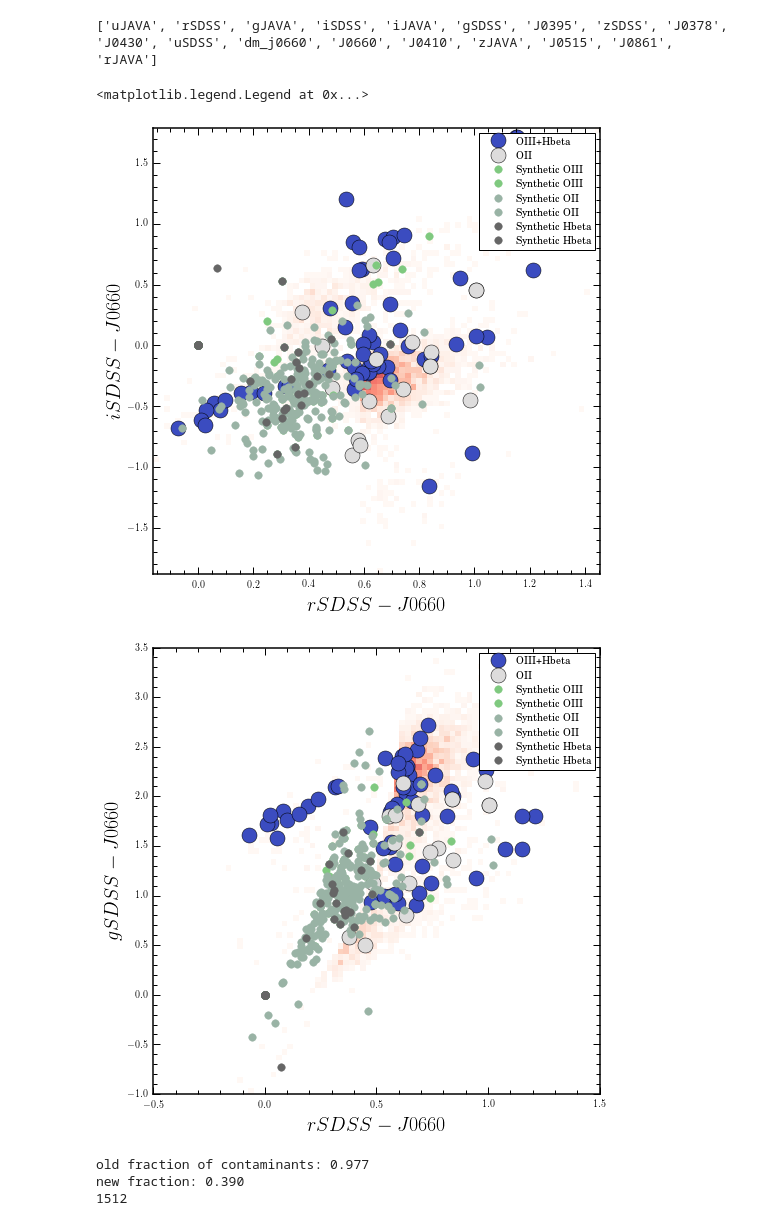
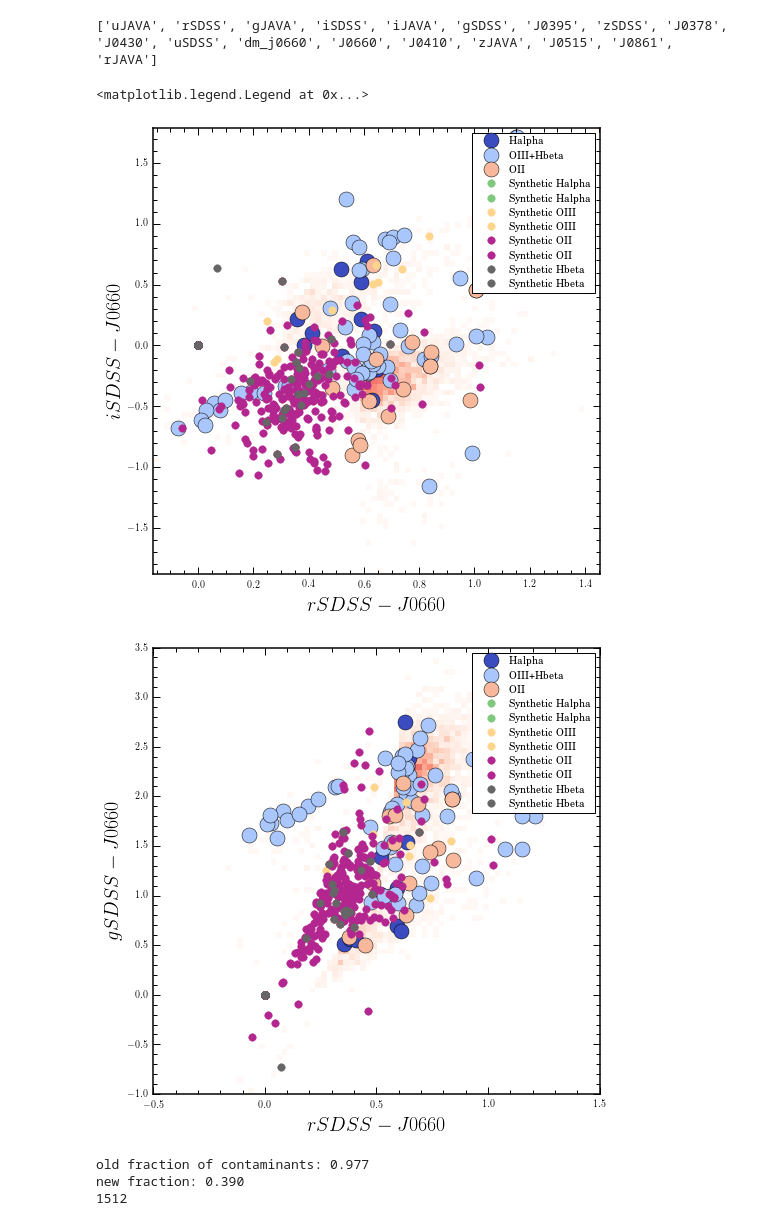
Before and after one commit to aaorsi/ELG_analysis, a Jupyter notebook: learn_ELGz.ipynb, the cells around one changed output. Cells and saved outputs as stored; diff of their text form; code cells hidden in the pictures.

```diff
--- a/learn_ELGz.ipynb
+++ b/learn_ELGz.ipynb
@@ -104,8 +104,10 @@ Number of objects:2397580
 # %%
 # This takes long.
 
+
+
 %matplotlib inline
-suff = 'SDSS'
+suff = 'SDSSxxx'
 gal = gal_jplus
 import matplotlib.gridspec as gsc
 
@@ -253,3 +255,10 @@ if suff == 'SDSS': # check cross-match by comparing rJAVA to rSDSS
     ax.set_xlabel(r'$J0660$',fontsize=15)
     ax.set_ylabel(r'$f({\rm SNR}> 5)$',fontsize=15)
     ax.set_xlim(xr)
+
+
+
+snrfile = 'snr.data'
+snrdata = {'marr': marr, 'frac_sn':frac_sn,'alltiles':alltiles}
+with open(snrfile,'wb') as outfile:
+        pickle.dump(snrdata,outfile,protocol=pickle.HIGHEST_PROTOCOL)
@@ -1486,7 +1467,7 @@ for i in range(nspec):
 
 print len(eboss_id), len(vvds_id)
 
-gtype = ['OIII', 'OII', 'Hbeta']
+gtype = ['Halpha','OIII', 'OII', 'Hbeta']
 gtdict = {}
 
 for gt in gtype:
@@ -1512,13 +1494,13 @@ print photo_spec.keys()
 # Explore those colour-colour plots again now with synthetic photometry and adding
 # cuts to reduce the fraction of contaminants
 
-classes_names = ['OIII+Hbeta','OII', 'contaminant']
+classes_names = ['Halpha','OIII+Hbeta','OII', 'contaminant']
 
 plt.figure('ccx1',figsize=(8,8))
 colors = plt.cm.coolwarm(np.linspace(0,1,len(classes_names)))
-colors_synt = plt.cm.Accent(np.linspace(0,1,3))
+colors_synt = plt.cm.Accent(np.linspace(0,1,4))
 suff = 'SDSS'
-gtype = ['OIII', 'OII', 'Hbeta']
+gtype = ['Halpha','OIII', 'OII', 'Hbeta']
 
 
 
@@ -1573,35 +1555,35 @@ for ic in classes_names:
                                                 range=[xr,yr])
         #plt.legend(loc='upper left')
     else:
         plt.plot(dataspec['r'+suff][mask,0] - dataspec['J0660'][mask,0],
              dataspec['g'+suff][mask,0] - dataspec['J0660'][mask,0],
              'o',color=colors[iic],alpha=1,label=ic,markersize=15)
     iic += 1
 
 iic = 0
 for ic in gtype:
     iid = gtdict[ic]
     plt.plot(photo_spec['r'+suff][iid] - photo_spec['J0660'][iid],
              photo_spec['g'+suff][iid] - photo_spec['J0660'][iid],
              '.',color=colors_synt[iic],alpha=1,label='Synthetic %s'%ic,markersize=15)
 
     iic += 1
 
 
 
 plt.ylim(yr)
 plt.xlim(xr)
 plt.xlabel(r'$r%s-J0660$'%suff,fontsize=20)
 plt.ylabel(r'$g%s-J0660$'%suff,fontsize=20)
 
 
 
 #plt.xlim([-0.5,2])
 plt.legend()
 # %% [output]
 <matplotlib.legend.Legend at 0x...>
-[figure, old version]
+[figure, new version]
-[figure, old version]
+[figure, new version]
 # %%
 # additional cuts on training set to reduce contaminants
 suff ='SDSS'
```
Also changed, not shown: parts of 7 cells of this notebook.
